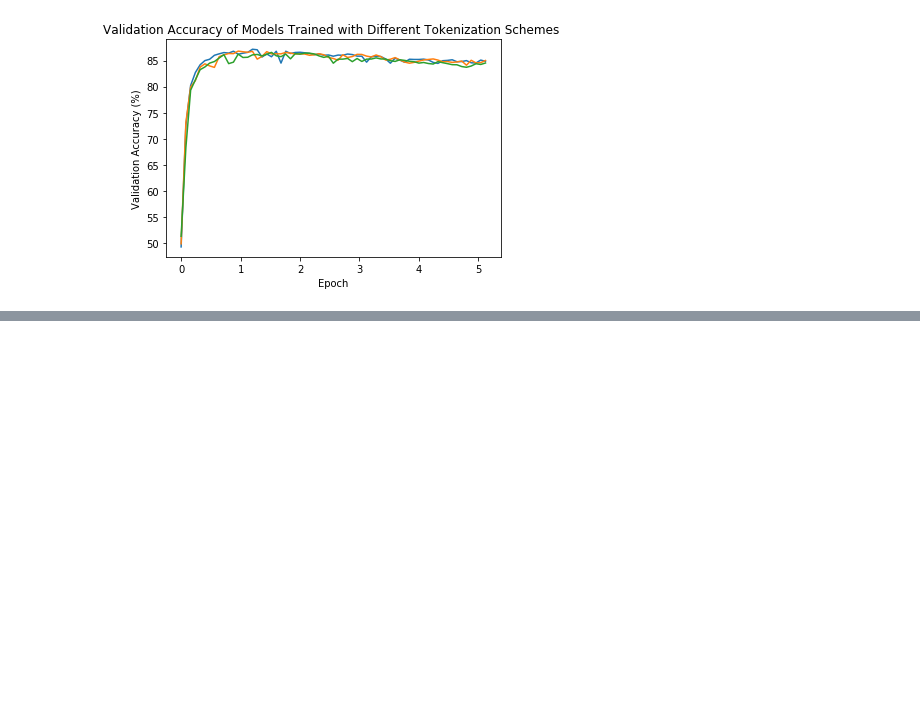
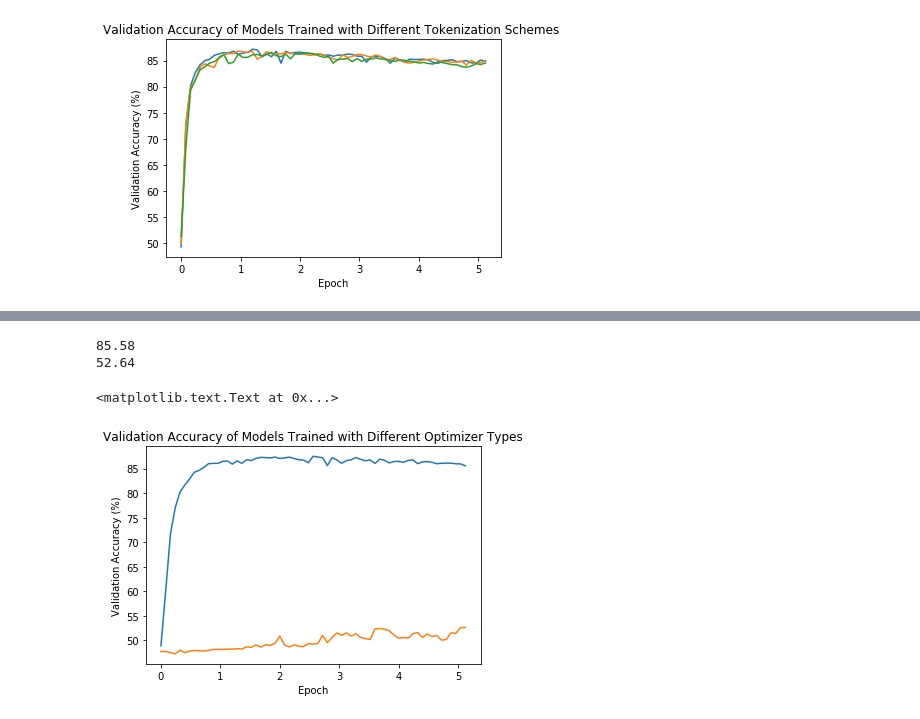
Before and after one commit to colinandrus/nlp_hw_fall2018, a Jupyter notebook: hw1_bow.ipynb, the cells around one changed output, grey strips where cells are left out. Saved outputs shown, nothing was run; the diff lists cells and outputs as text; code cells hidden in the pictures; blank space fills up the shorter version.

```diff
--- a/hw1_bow.ipynb
+++ b/hw1_bow.ipynb
@@ -665,3 +629,29 @@ plt.title("Validation Accuracy of Models Trained with Different Optimizer Types"
+# %%
+# now vary optimizer:
+token2id, id2token = build_vocab(ngram_dict['lower_no_punc_stop']['n1']['all'], max_vocab_size = 10000)
+train_data_indices = token2index_dataset(ngram_dict['lower_no_punc_stop']['n1']['train'])
+val_data_indices= token2index_dataset(ngram_dict['lower_no_punc_stop']['n1']['val'])
+#test_data_indices = token2index_dataset(ngram_dict[key1]['n1']['test'])
+
+train_dataset = NewsGroupDataset(train_data_indices, train_labels)
+train_loader = torch.utils.data.DataLoader(dataset=train_dataset,
+                                           batch_size=BATCH_SIZE,
+                                           collate_fn=newsgroup_collate_func,
+                                           shuffle=True)
+
+val_dataset = NewsGroupDataset(val_data_indices, val_labels)
+val_loader = torch.utils.data.DataLoader(dataset=val_dataset,
+                                           batch_size=BATCH_SIZE,
+                                           collate_fn=newsgroup_collate_func,
+                                           shuffle=True)
+plot_training_curve(10, label_id = 'adam', optim_type = 'adam')
+plot_training_curve(10, label_id = 'sgd', optim_type = 'sgd')
+plt.title("Validation Accuracy of Models Trained with Different Optimizer Types")
+# %% [output]
+85.58
+52.64
+<matplotlib.text.Text at 0x...>
+[figure, added]
 # %%
 # now vary learning rate:
 lr_list = [0.001, 0.01, 0.1]
```
Also changed, not shown: parts of 20 cells of this notebook.
